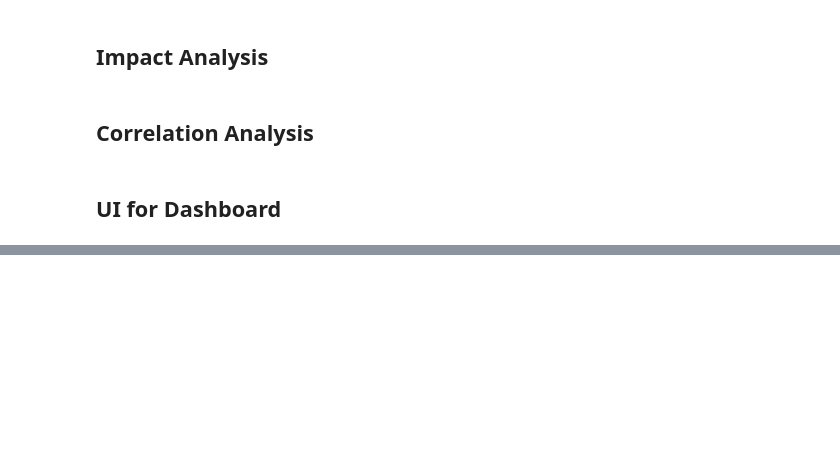
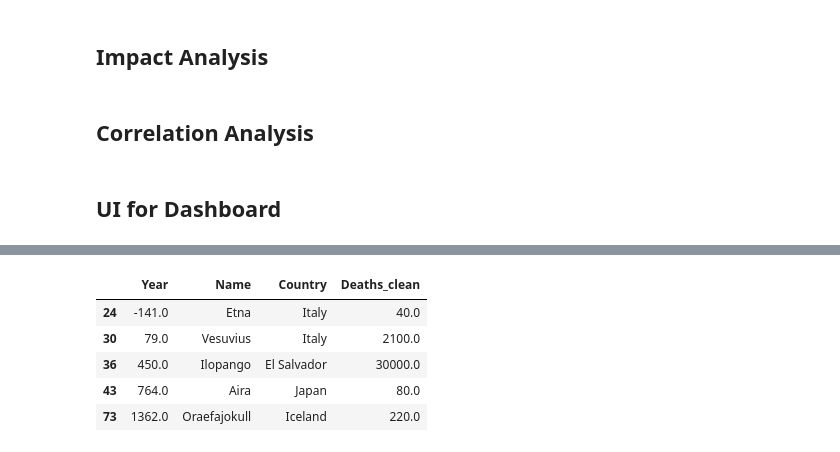
Before and after one commit to 3leopaul/KDD_Process_Volcano_Data_Analysis, a Jupyter notebook: main.ipynb, the cells around one changed output, grey strips where cells are left out. Drawn from its saved outputs; the diff is of its cells as text; code cells hidden in the pictures; blank space fills up the shorter version.

Commit message:
Added full impact dashboard + analysis

```diff
--- a/main.ipynb
+++ b/main.ipynb
@@ -274,0 +363,10 @@ Dashboard launched at: http://127.0.0.1:7860
+# %%
+impact_df = build_impact_dataframe(df)
+impact_df.head()
+# %% [output]
+|  | Year | Name | Country | Deaths_clean |
+| 24 | -141.0 | Etna | Italy | 40.0 |
+| 30 | 79.0 | Vesuvius | Italy | 2100.0 |
+| 36 | 450.0 | Ilopango | El Salvador | 30000.0 |
+| 43 | 764.0 | Aira | Japan | 80.0 |
+| 73 | 1362.0 | Oraefajokull | Iceland | 220.0 |
```
Also changed, not shown: parts of 31 cells of this notebook, 5 other files.
